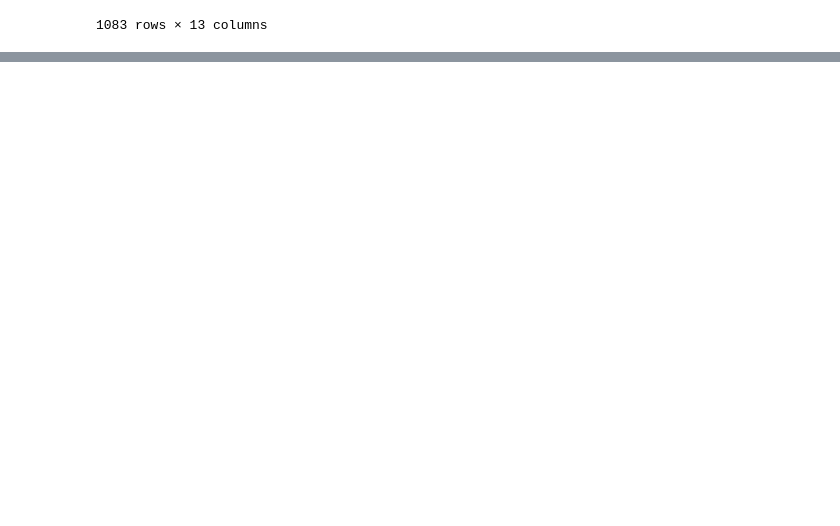
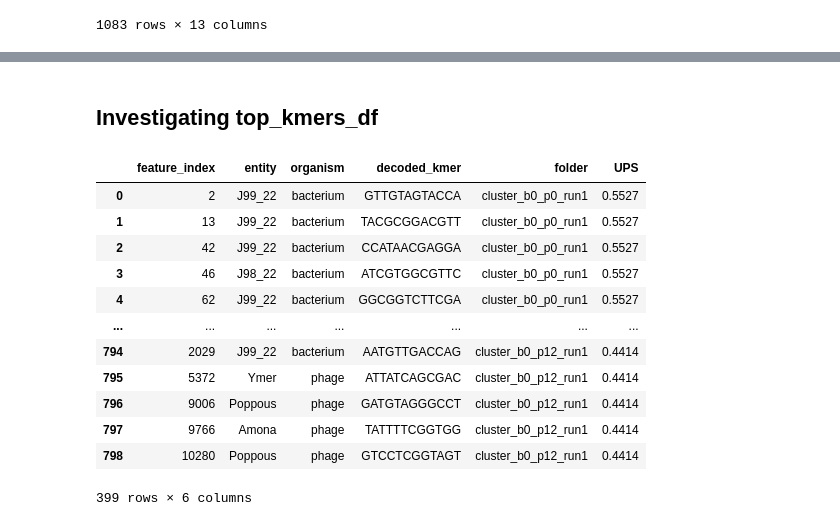
Before and after one commit to azzy72/PredictPhagePPI, a Jupyter notebook: notebooks/gene_investigation.ipynb, the cells around one changed output, grey strips where cells are left out. Saved outputs shown, nothing was run; the diff lists cells and outputs as text; code cells hidden in the pictures; blank space fills up the shorter version.

```diff
--- a/notebooks/gene_investigation.ipynb
+++ b/notebooks/gene_investigation.ipynb
@@ -725,0 +728,32 @@ GA.batch_phage_annotate(pkmers, phage_names, data_prod_path)
+# %%
+from collect_iterres import *
+import os
+import re
+import ast
+import pandas as pd
+import matplotlib.pyplot as plt
+from matplotlib.colors import ListedColormap, BoundaryNorm
+import networkx as nx
+import seaborn as sns
+import numpy as np
+from tqdm import tqdm
+import argparse
+from decimal import Decimal
+from time import time, sleep
+from datetime import datetime
+from paths import data_prod_path, path_to_nn_runs
+from analysis import GeneAnalysis, PFI_Lookup
+import json
+import joblib
+from analysis import regain_kmers
+
+base_dir = path_to_nn_runs+"IterExcl_encoded_sketches_n500_k12"
+outdir = data_prod_path+"/GAplot_test_n500_k12/"
+x_col = None
+hue_col = None
+group_x_col = None
+group_hue_col = None
+weight_pfi = False
+filter_harsh = False
+top_kmers = 200
+network_top_kmers = 200
@@ -725,0 +1157,18 @@ GA.batch_phage_annotate(pkmers, phage_names, data_prod_path)
+# %% [markdown]
+## Investigating top_kmers_df
+# %%
+top_kmers_df
+# %% [output]
+|  | feature_index | entity | organism | decoded_kmer | folder | UPS |
+| 0 | 2 | J99_22 | bacterium | GTTGTAGTACCA | cluster_b0_p0_run1 | 0.5527 |
+| 1 | 13 | J99_22 | bacterium | TACGCGGACGTT | cluster_b0_p0_run1 | 0.5527 |
+| 2 | 42 | J99_22 | bacterium | CCATAACGAGGA | cluster_b0_p0_run1 | 0.5527 |
+| 3 | 46 | J98_22 | bacterium | ATCGTGGCGTTC | cluster_b0_p0_run1 | 0.5527 |
+| 4 | 62 | J99_22 | bacterium | GGCGGTCTTCGA | cluster_b0_p0_run1 | 0.5527 |
+| ... | ... | ... | ... | ... | ... | ... |
+| 794 | 2029 | J99_22 | bacterium | AATGTTGACCAG | cluster_b0_p12_run1 | 0.4414 |
+| 795 | 5372 | Ymer | phage | ATTATCAGCGAC | cluster_b0_p12_run1 | 0.4414 |
+| 796 | 9006 | Poppous | phage | GATGTAGGGCCT | cluster_b0_p12_run1 | 0.4414 |
+| 797 | 9766 | Amona | phage | TATTTTCGGTGG | cluster_b0_p12_run1 | 0.4414 |
+| 798 | 10280 | Poppous | phage | GTCCTCGGTAGT | cluster_b0_p12_run1 | 0.4414 |
+399 rows × 6 columns
```
Also changed, not shown: parts of 11 cells of this notebook, 4 other files.
